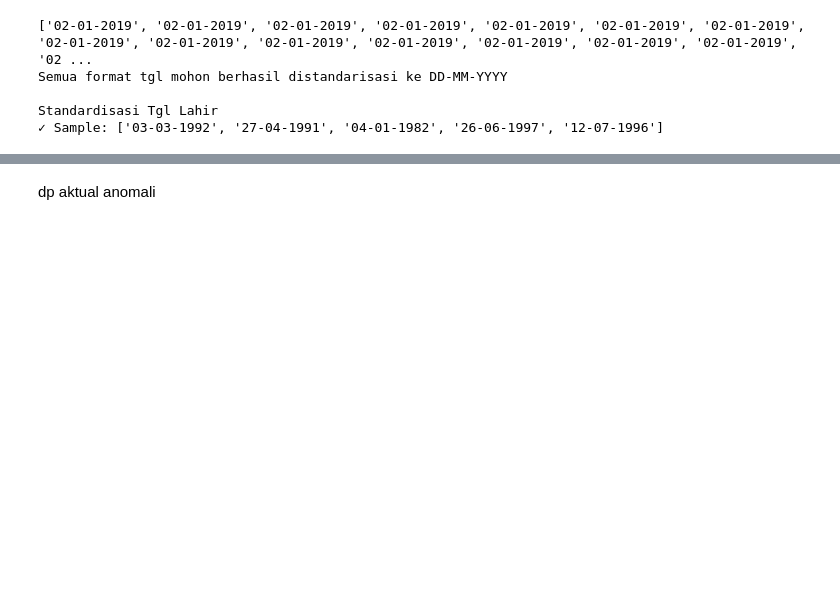
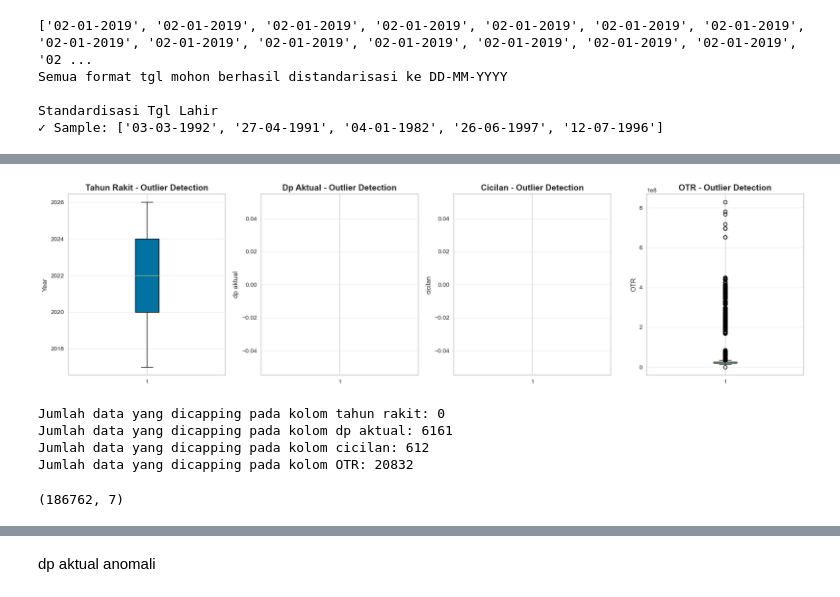
Before and after one commit to FauzanZF/UCSparc2026, a Jupyter notebook: fauzan969avere0.ipynb, the cells around one changed output, grey strips where cells are left out. Saved outputs shown, nothing was run; the diff lists cells and outputs as text; code cells hidden in the pictures; blank space fills up the shorter version.

Commit message:
otw labeling

```diff
--- a/fauzan969avere0.ipynb
+++ b/fauzan969avere0.ipynb
@@ -519,0 +593,4 @@ fitur yang dipakai: Tenor, tahun rakit (atau usia unit), dp aktual, cicilan, Cas
+# %%
+df_labeling = df.copy()
+df_labeling = df_labeling[['Tenor', 'tahun rakit', 'dp aktual', 'cicilan', 'Cash/Credit' ,'OTR', 'Pekerjaan']]
+df_labeling.head()
@@ -519,0 +664,65 @@ fitur yang dipakai: Tenor, tahun rakit (atau usia unit), dp aktual, cicilan, Cas
+# %%
+#tes doang
+# Visualisasi outlier dengan boxplot
+fig, axes = plt.subplots(1, 4, figsize=(18, 5))
+
+# Boxplot untuk tahun rakit
+axes[0].boxplot(df_labeling['tahun rakit'], vert=True, patch_artist=True)
+axes[0].set_title('Tahun Rakit - Outlier Detection', fontsize=14, fontweight='bold')
+axes[0].set_ylabel('Year')
+axes[0].grid(axis='y', alpha=0.3)
+
+# Boxplot untuk dp aktual
+axes[1].boxplot(df_labeling['dp aktual'], vert=True, patch_artist=True)
+axes[1].set_title('Dp Aktual - Outlier Detection', fontsize=14, fontweight='bold')
+axes[1].set_ylabel('dp aktual')
+axes[1].grid(axis='y', alpha=0.3)
+
+# Boxplot untuk cicilan
+axes[2].boxplot(df_labeling['cicilan'], vert=True, patch_artist=True)
+axes[2].set_title('Cicilan - Outlier Detection', fontsize=14, fontweight='bold')
+axes[2].set_ylabel('cicilan')
+axes[2].grid(axis='y', alpha=0.3)
+
+# Boxplot untuk OTR
+axes[3].boxplot(df_labeling['OTR'], vert=True, patch_artist=True)
+axes[3].set_title('OTR - Outlier Detection', fontsize=14, fontweight='bold')
+axes[3].set_ylabel('OTR')
+axes[3].grid(axis='y', alpha=0.3)
+
+plt.tight_layout()
+plt.show()
+# %% [output]
+[figure, added]
+# %%
+#tes doang
+numerical_cols = df_labeling.select_dtypes(include=['int64','float64']).columns
+Q1 = df_labeling[numerical_cols].quantile(0.25)
+Q3 = df_labeling[numerical_cols].quantile(0.75)
+IQR = Q3 - Q1
+
+# Tentukan batas bawah dan atas
+lower_bound = Q1 - 1.5 * IQR
+upper_bound = Q3 + 1.5 * IQR
+
+
+# Pindahkan outlier ke batas (capping)
+for col in numerical_cols:
+    df_labeling[col] = np.where(df_labeling[col] < lower_bound[col],
+                                lower_bound[col],
+                                df_labeling[col])
+    df_labeling[col] = np.where(df_labeling[col] > upper_bound[col],
+                                upper_bound[col],
+                                df_labeling[col])
+#jumlah data yang dicapping
+    print(f'Jumlah data yang dicapping pada kolom {col}: {((df_labeling[col] == lower_bound[col]) | (df_labeling[col] == upper_bound[col])).sum()}')
+# %% [output]
+Jumlah data yang dicapping pada kolom tahun rakit: 0
+Jumlah data yang dicapping pada kolom dp aktual: 6161
+Jumlah data yang dicapping pada kolom cicilan: 612
+Jumlah data yang dicapping pada kolom OTR: 20832
+# %%
+#tes doang
+df_labeling.shape
+# %% [output]
+(186762, 7)
```
Also changed, not shown: parts of 42 cells of this notebook.
